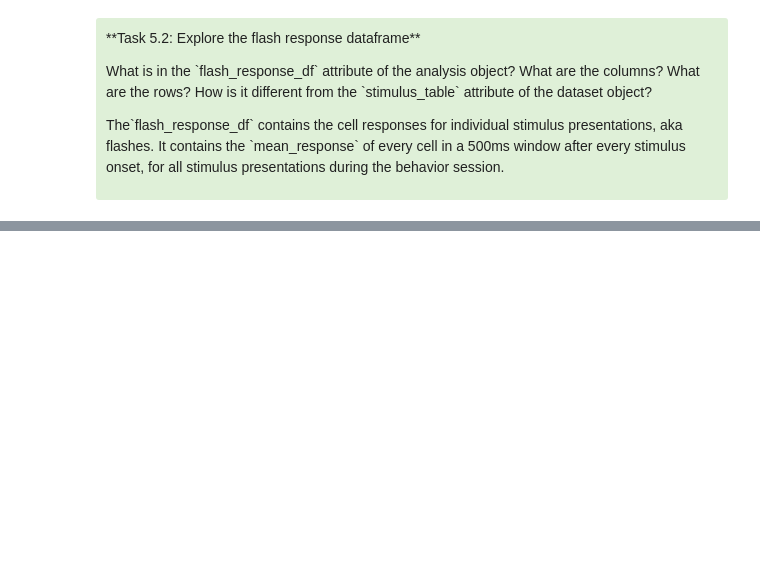
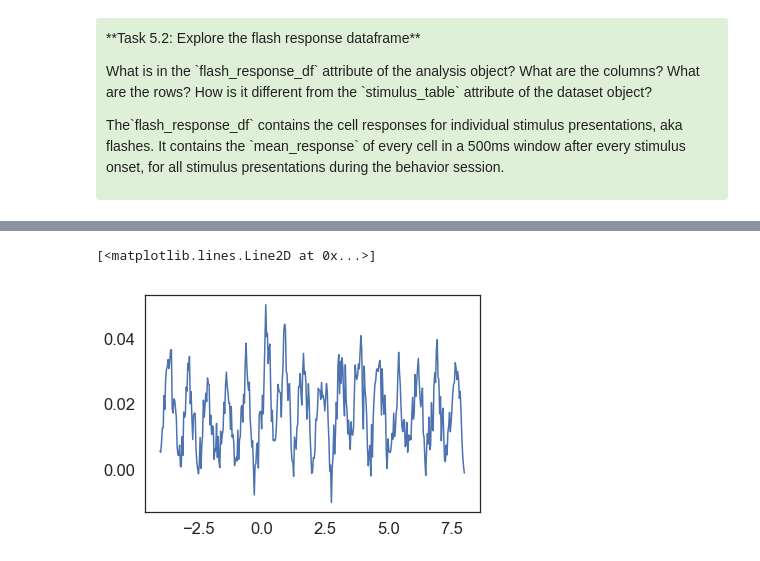
Before and after one commit to AllenInstitute/SWDB_2019, a Jupyter notebook: DynamicBrain/VisualBehavior_alex_exercises.ipynb, the cells around one changed output, grey strips where cells are left out. Drawn from its saved outputs; the diff is of its cells as text; code cells hidden in the pictures; blank space fills up the shorter version.

```diff
--- a/DynamicBrain/VisualBehavior_alex_exercises.ipynb
+++ b/DynamicBrain/VisualBehavior_alex_exercises.ipynb
@@ -993,0 +974,5 @@ array([[nan, nan, nan, ..., nan, nan, nan],
+# %%
+plt.plot(timestamps, heatmap_sorted[100,:])
+# %% [output]
+[<matplotlib.lines.Line2D at 0x...>]
+[figure, added]
```
Also changed, not shown: parts of 45 cells of this notebook.
